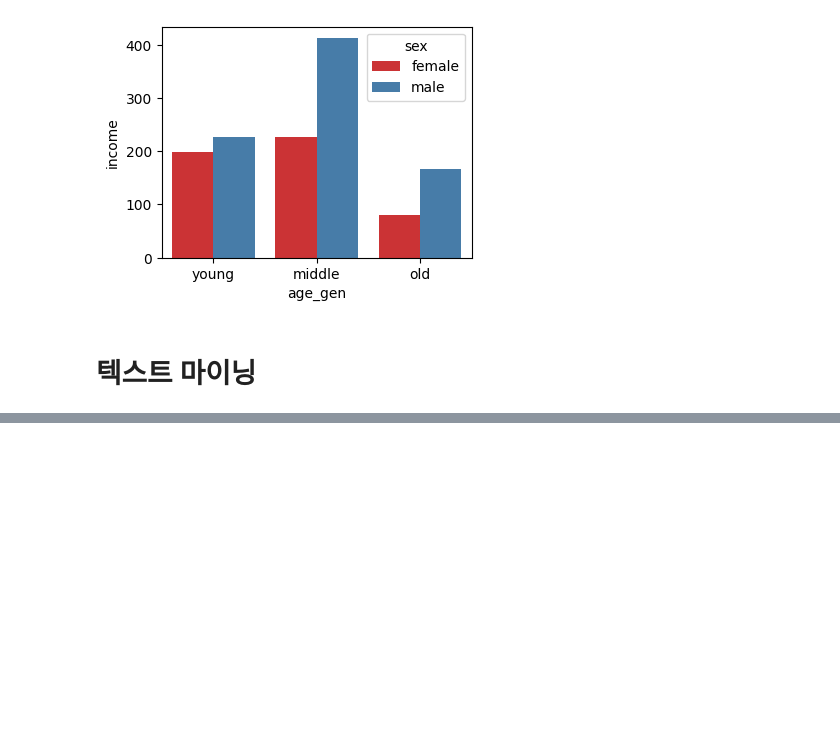
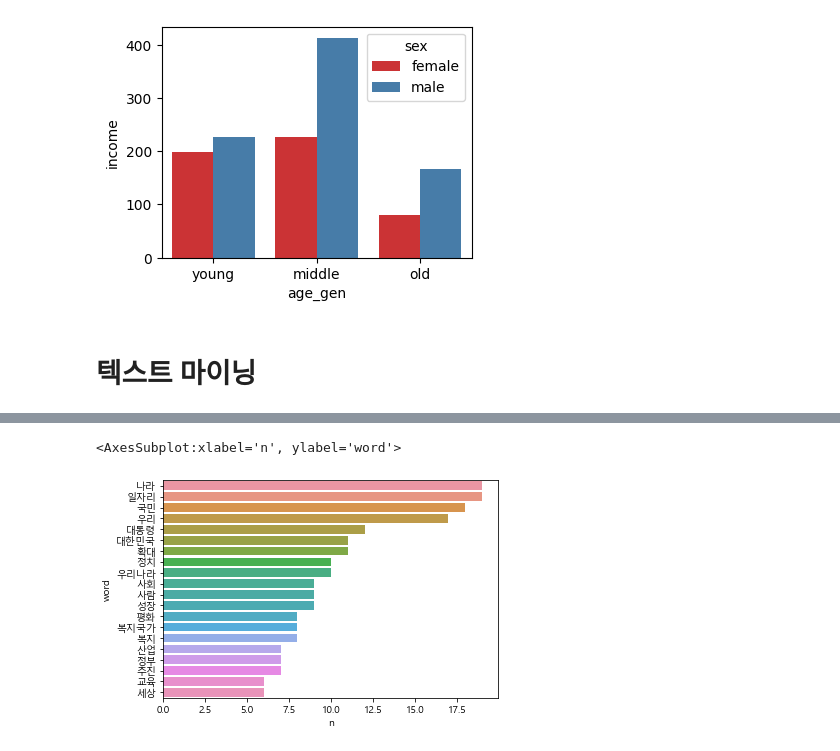
Before and after one commit to zzwony/Start_0920, a Jupyter notebook: 파이썬 창고/9.22.ipynb, the cells around one changed output, grey strips where cells are left out. Cells and saved outputs as stored; diff of their text form; code cells hidden in the pictures; blank space fills up the shorter version.

```diff
--- a/파이썬 창고/9.22.ipynb
+++ b/파이썬 창고/9.22.ipynb
@@ -872,0 +832,5 @@ plt.imshow(img)
+# %%
+sns.barplot(data = top20, x = 'n', y = 'word')
+# %% [output]
+<AxesSubplot:xlabel='n', ylabel='word'>
+[figure, added]
```
Also changed, not shown: parts of 42 cells of this notebook.
